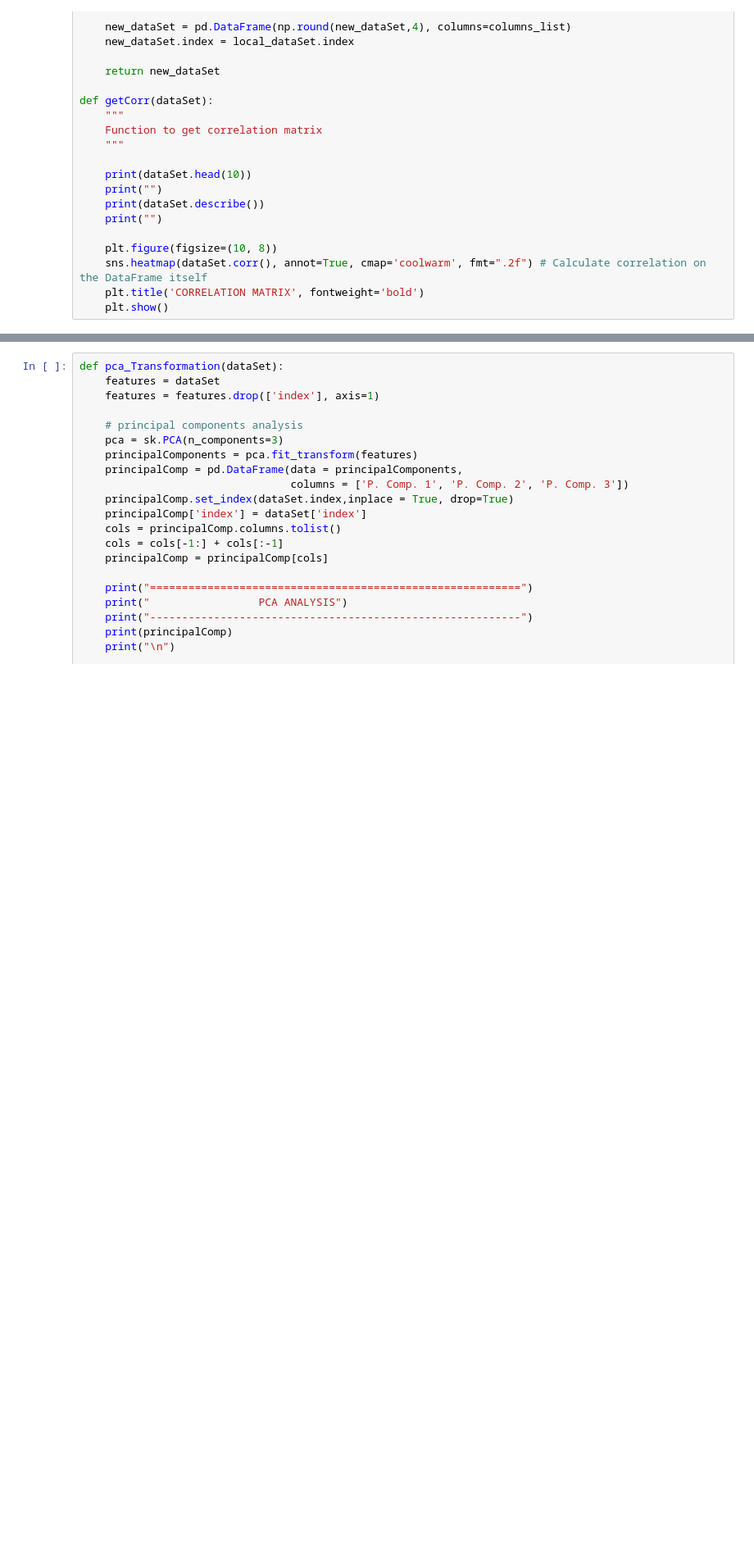
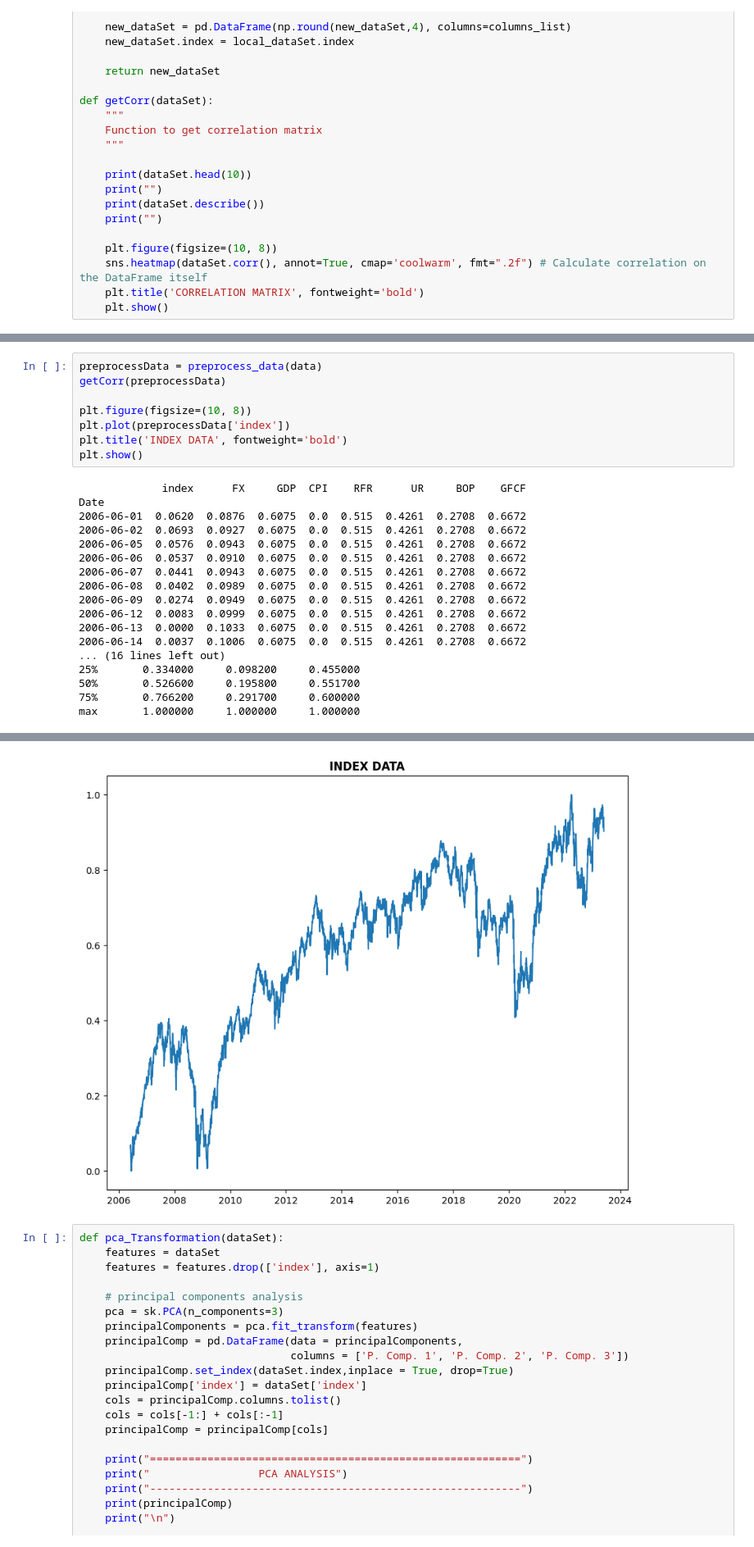
Before and after one commit to egonzaleznez/tc2034, a Jupyter notebook: 250602 example.ipynb, the cells around one changed output, grey strips where cells are left out. Shown at 82% size. Cells and saved outputs as stored; diff of their text form; blank space fills up the shorter version.

```diff
--- a/250602 example.ipynb
+++ b/250602 example.ipynb
@@ -113,0 +99,26 @@ max       1.000000     1.000000     1.000000
+# %%
+preprocessData = preprocess_data(data)
+getCorr(preprocessData)
+
+plt.figure(figsize=(10, 8))
+plt.plot(preprocessData['index'])
+plt.title('INDEX DATA', fontweight='bold')
+plt.show()
+# %% [output]
+             index      FX     GDP  CPI    RFR      UR     BOP    GFCF
+Date
+2006-06-01  0.0620  0.0876  0.6075  0.0  0.515  0.4261  0.2708  0.6672
+2006-06-02  0.0693  0.0927  0.6075  0.0  0.515  0.4261  0.2708  0.6672
+2006-06-05  0.0576  0.0943  0.6075  0.0  0.515  0.4261  0.2708  0.6672
+2006-06-06  0.0537  0.0910  0.6075  0.0  0.515  0.4261  0.2708  0.6672
+2006-06-07  0.0441  0.0943  0.6075  0.0  0.515  0.4261  0.2708  0.6672
+2006-06-08  0.0402  0.0989  0.6075  0.0  0.515  0.4261  0.2708  0.6672
+2006-06-09  0.0274  0.0949  0.6075  0.0  0.515  0.4261  0.2708  0.6672
+2006-06-12  0.0083  0.0999  0.6075  0.0  0.515  0.4261  0.2708  0.6672
+2006-06-13  0.0000  0.1033  0.6075  0.0  0.515  0.4261  0.2708  0.6672
+2006-06-14  0.0037  0.1006  0.6075  0.0  0.515  0.4261  0.2708  0.6672
+... (16 lines left out)
+25%       0.334000     0.098200     0.455000
+50%       0.526600     0.195800     0.551700
+75%       0.766200     0.291700     0.600000
+max       1.000000     1.000000     1.000000
@@ -114,3 +126,4 @@ max       1.000000     1.000000     1.000000
+[figure, added]
 # %%
 def pca_Transformation(dataSet):
     features = dataSet
```
Also changed, not shown: parts of 8 cells of this notebook.
